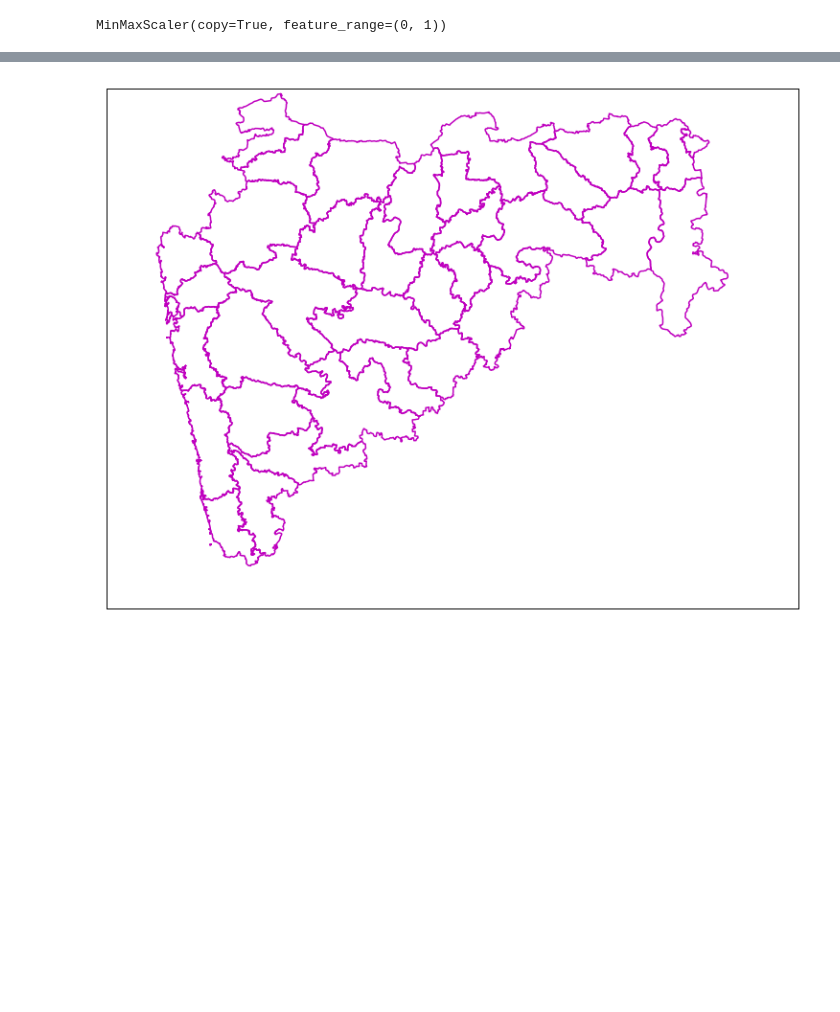
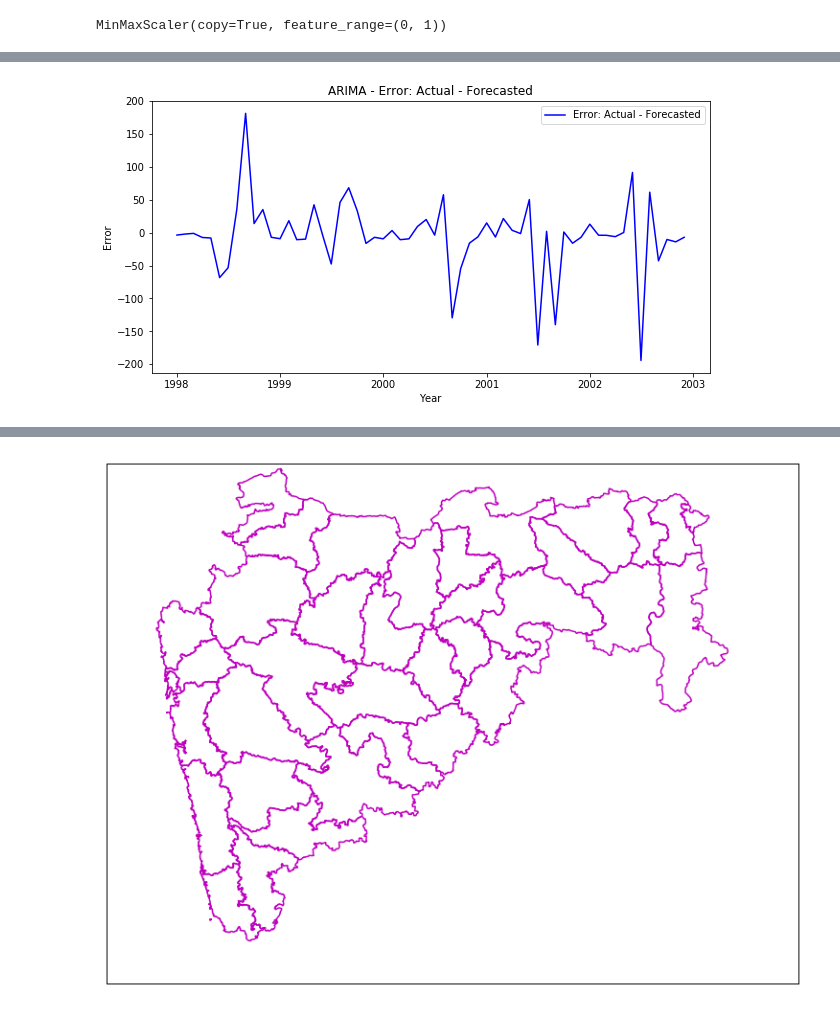
Before and after one commit to Abhishekmamidi123/Time-Series-Forecasting, a Jupyter notebook: Maharashtra/Maharashtra_Analysis.ipynb, the cells around one changed output, grey strips where cells are left out. Cells and saved outputs as stored; diff of their text form; code cells hidden in the pictures; blank space fills up the shorter version.

```diff
--- a/Maharashtra/Maharashtra_Analysis.ipynb
+++ b/Maharashtra/Maharashtra_Analysis.ipynb
@@ -373,0 +431,80 @@ for district in districts[8:9]:
+# %%
+for district in districts[9:]:
+    print(district)
+
+    rainfall_data = pd.DataFrame({'Precipitation': maharashtra_data[district][:-60]})
+    rainfall_data.index = dates[:-60]
+
+    test_rainfall_data = pd.DataFrame({'Precipitation': maharashtra_data[district][-60:]})
+    test_rainfall_data.index = dates[-60:]
+
+    scaler = MinMaxScaler(feature_range=(0, 1))
+    scaler.fit(rainfall_data)
+
+    output_folder = STORAGE_FOLDER + district + '/'
+    print(output_folder)
+    if not os.path.exists(output_folder):
+        os.makedirs(output_folder)
+
+    ARIMA = reload(ARIMA)
+    forecasted_values = ARIMA.ARIMA(rainfall_data, output_folder, future_steps)
+
+    errors = test_rainfall_data.Precipitation - forecasted_values
+    ARIMA_actual_forecasted = pd.DataFrame({'Actual': test_rainfall_data.Precipitation,
+                                           'Forecasted': forecasted_values,
+                                           'Errors': errors})
+    ARIMA_actual_forecasted.to_csv(output_folder + '/' + 'ARIMA_actual_and_forecasted.csv')
+
+    plt.figure(figsize=(10,5))
+    plt.plot(ARIMA_actual_forecasted.drop(columns=['Actual', 'Forecasted']), color='blue', label='Error: Actual - Forecasted')
+    plt.xlabel('Year')
+    plt.ylabel('Error')
+    plt.legend(loc='best')
+    plt.title('ARIMA - Error: Actual - Forecasted')
+    plt.savefig(output_folder + 'ARIMA_error_plot'  + '.png')
+
+    y_true = test_rainfall_data.ix[:int(future_steps)]
+    plt.figure(figsize=(10,5))
+    plt.plot(y_true, color='green', label='Actual values')
+    plt.plot(forecasted_values, color='red', label='Forecasted values')
+    plt.xlabel('Year')
+    plt.ylabel('Monthly mean Precipitation')
+    plt.legend(loc='best')
+    plt.title('ARIMA - Comaprison: Actual vs Forecasted')
+    plt.savefig(output_folder + 'ARIMA_best_forecast'  + '.png')
+
+    mse, mae, mape, rmse = calculate_performance(y_true, forecasted_values)
+    RMSE_score = pd.read_csv(output_folder + 'RMSE_score.csv')
+    best_method = RMSE_score.iloc[RMSE_score.RMSE.argmin]['Unnamed: 0']
+    RMSE_score = RMSE_score.append({'Unnamed: 0': 'ARIMA', 'RMSE': str(rmse)}, ignore_index=True)
+    RMSE_score.RMSE = RMSE_score.RMSE.astype('float')
+
+    current_best_method = RMSE_score.iloc[RMSE_score.RMSE.argmin]['Unnamed: 0']
+
+    RMSE_score = RMSE_score.set_index('Unnamed: 0')
+    RMSE_score.to_csv(output_folder + 'RMSE_score.csv')
+
+    axis = RMSE_score.plot(kind='bar', figsize=(10,5), rot=0, title='RMSE scores')
+    axis.set_xlabel('Method name')
+    for p in axis.patches:
+        axis.annotate(np.round(p.get_height(),decimals=2),
+                    (p.get_x()+p.get_width()/2., p.get_height()),
+                    ha='center', va='center', xytext=(0, 10),
+                    textcoords='offset points', fontsize=14, color='black')
+
+    fig = axis.get_figure()
+    fig.savefig(output_folder + 'RMSE.png')
+
+    if current_best_method == 'ARIMA':
+        y_true = test_rainfall_data.ix[:int(future_steps)]
+        plt.figure(figsize=(10,5))
+        plt.plot(y_true, color='green', label='Actual values')
+        plt.plot(forecasted_values, color='red', label='Forecasted values')
+        plt.xlabel('Year')
+        plt.ylabel('Monthly mean Precipitation')
+        plt.legend(loc='best')
+        plt.title('Best of all: ARIMA - Comaprison: Actual vs Forecasted')
+        plt.savefig(output_folder + 'BEST_FORECAST_ARIMA'  + '.png')
+        print('abhi')
+        os.remove(output_folder + 'BEST_FORECAST_' + best_method + '.png')
+# %% [output]
@@ -373,0 +528 @@ for district in districts[8:9]:
+[figure, added]
```
Also changed, not shown: parts of 8 cells of this notebook.
